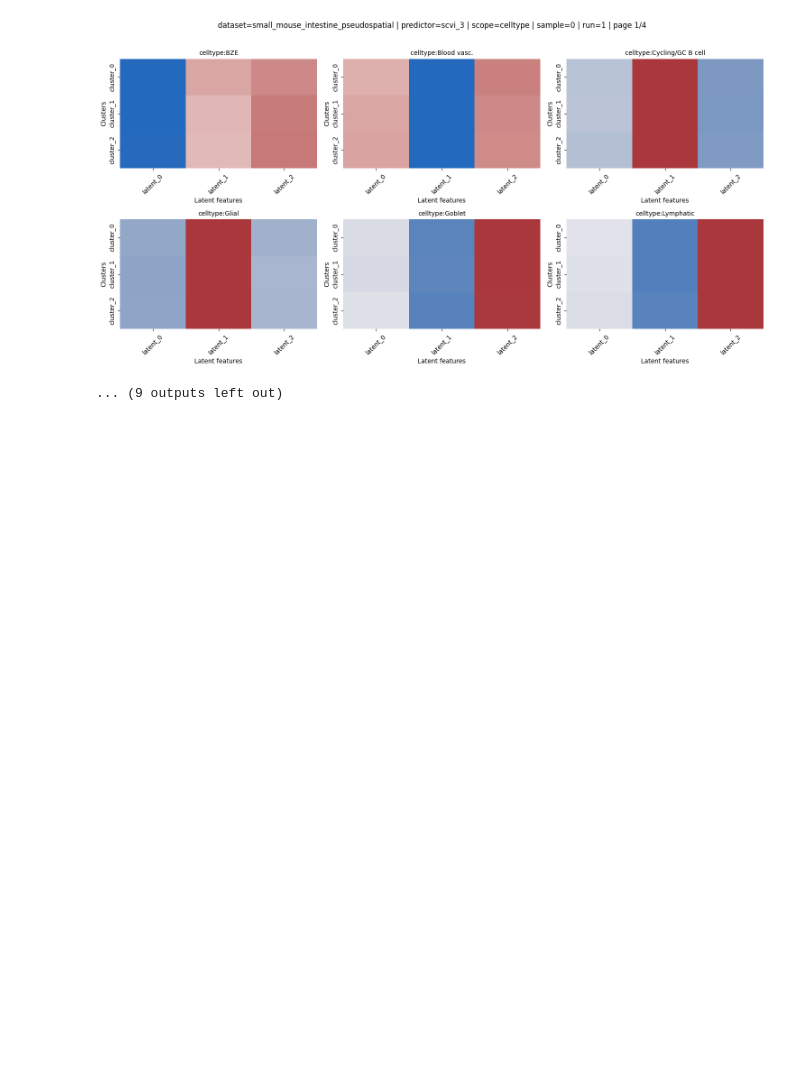
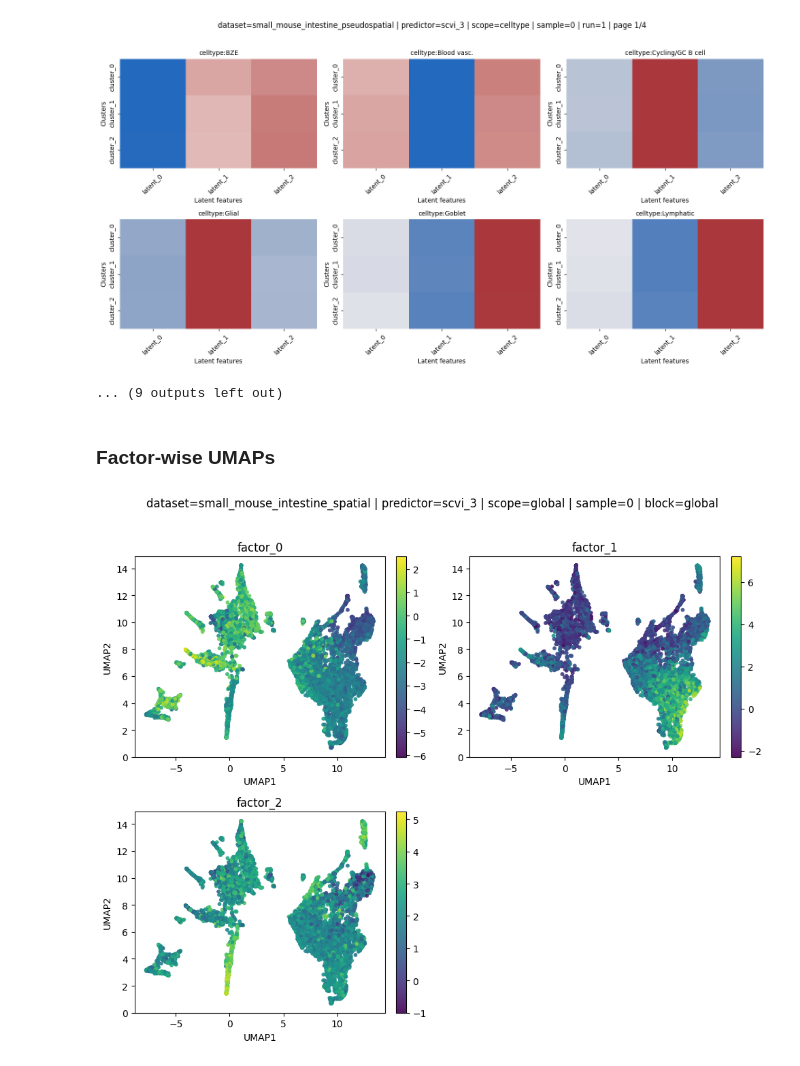
Before and after one commit to egerc/notebook_repository, a Jupyter notebook: 2026-02-10T09-07-37Z/2026-02-10T09-07-37Z.ipynb, the cells around one changed output. Saved outputs shown, nothing was run; the diff lists cells and outputs as text; code cells hidden in the pictures; blank space fills up the shorter version.

Commit message:
added umaps to compare factor distribution across manifold

```diff
--- a/2026-02-10T09-07-37Z/2026-02-10T09-07-37Z.ipynb
+++ b/2026-02-10T09-07-37Z/2026-02-10T09-07-37Z.ipynb
@@ -1152,3 +1260,20 @@ comparison = plot_embedding_block_comparisons(
 [figure]
 [figure]
 ... (9 outputs left out)
+# %% [markdown]
+### Factor-wise UMAPs
+# %%
+example_run = artifact.runs[0]
+plot_factor_umaps(
+    artifact,
+    dataset_name=str(example_run.run_metadata["dataset_name"]),
+    predictor_name=str(example_run.run_metadata["predictor_name"]),
+    prediction_scope="global",
+    sample_idx=0,
+    pca_components=25,
+    n_neighbors=15,
+    min_dist=0.1,
+    random_state=0,
+)
+# %% [output]
+[figure, added]
```
Also changed, not shown: parts of 22 cells of this notebook.
